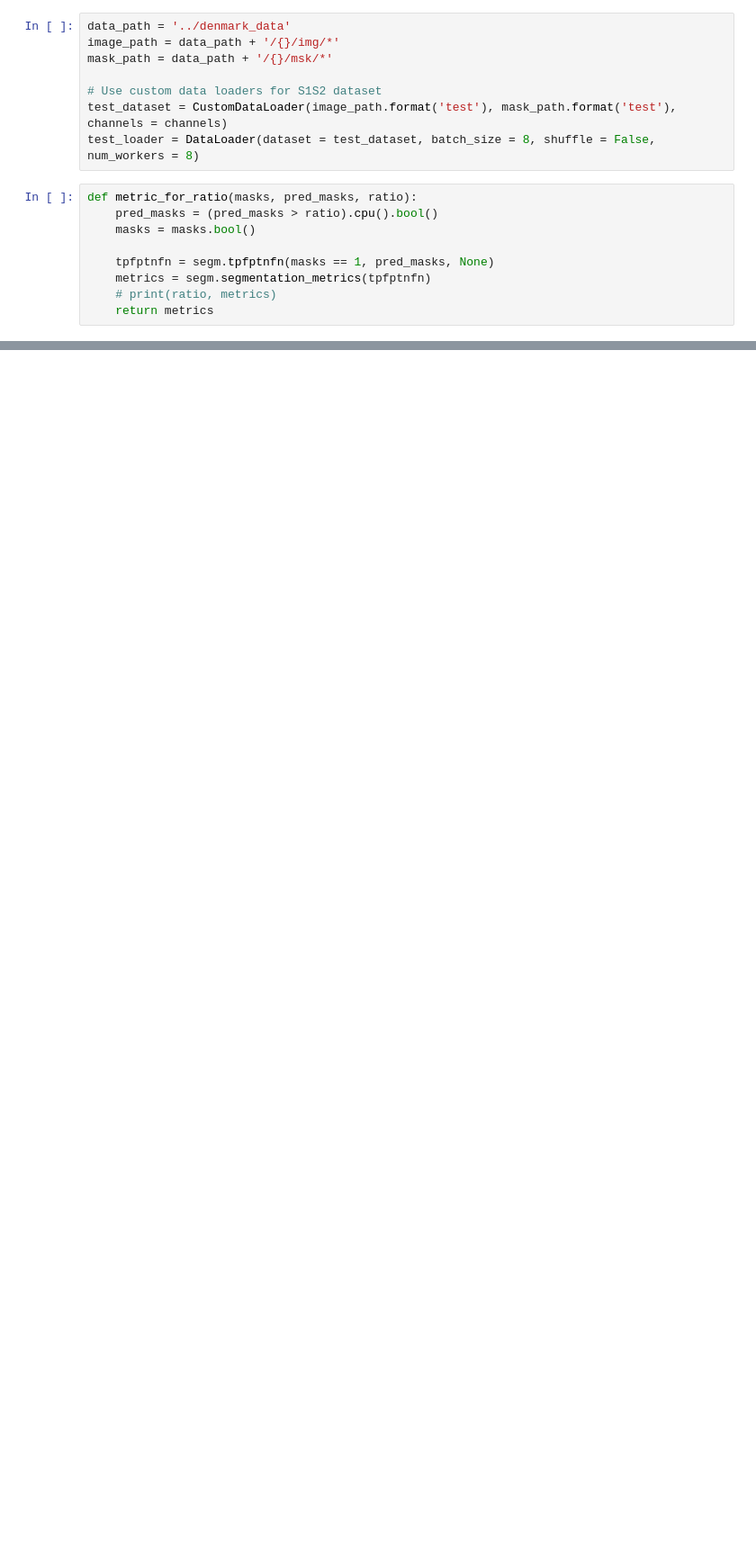
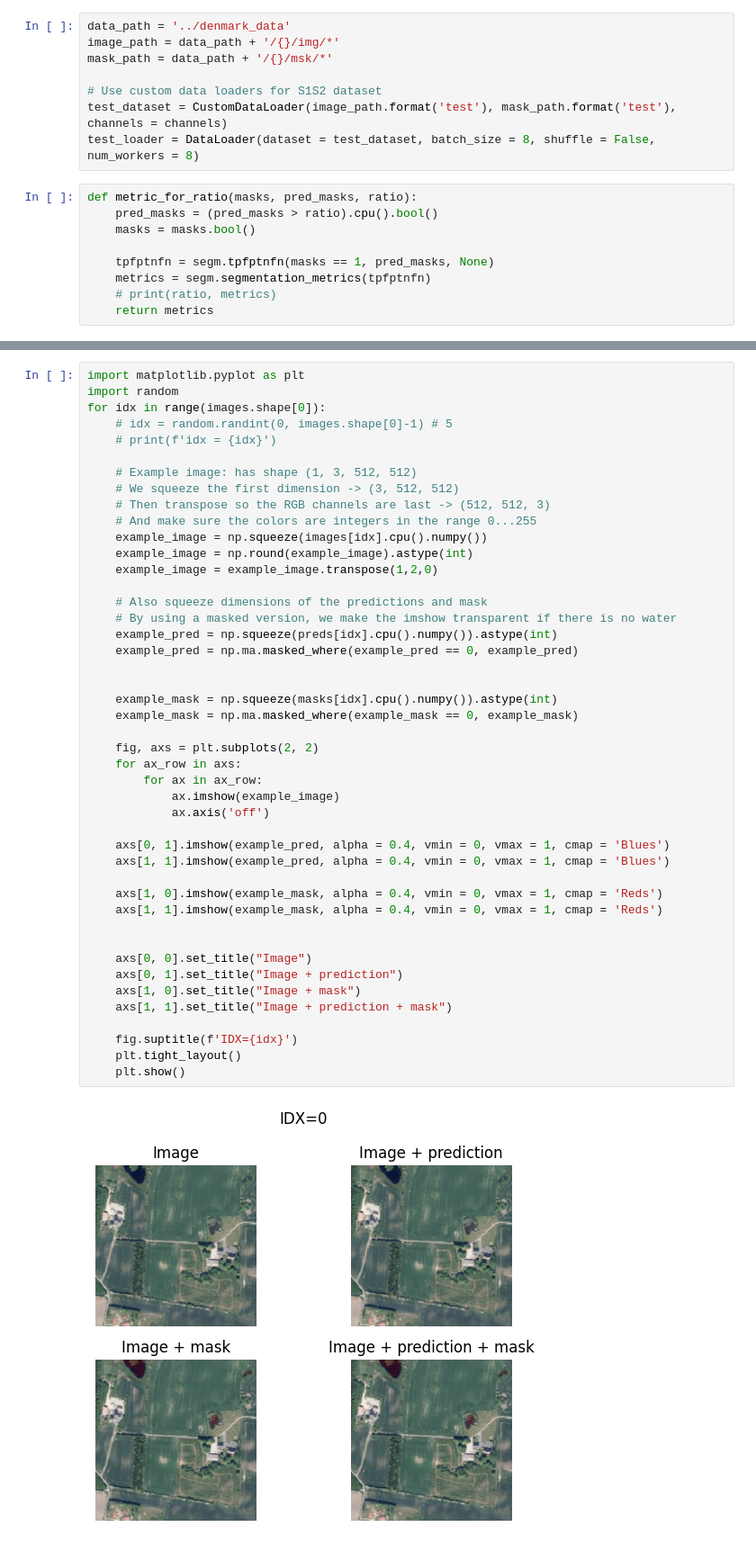
Before and after one commit to nataliehh/project-in-science-studies, a Jupyter notebook: UNet_code/model_test_denmark.ipynb, the cells around one changed output, grey strips where cells are left out. Shown at 90% size. Drawn from its saved outputs; the diff is of its cells as text; blank space fills up the shorter version.

```diff
--- a/UNet_code/model_test_denmark.ipynb
+++ b/UNet_code/model_test_denmark.ipynb
@@ -120,0 +112,47 @@ for ratio in [0.01, 0.05, 0.1, 0.2, 0.4]:
+# %%
+import matplotlib.pyplot as plt
+import random
+for idx in range(images.shape[0]):
+    # idx = random.randint(0, images.shape[0]-1) # 5
+    # print(f'idx = {idx}')
+
+    # Example image: has shape (1, 3, 512, 512)
+    # We squeeze the first dimension -> (3, 512, 512)
+    # Then transpose so the RGB channels are last -> (512, 512, 3)
+    # And make sure the colors are integers in the range 0...255
+    example_image = np.squeeze(images[idx].cpu().numpy())
+    example_image = np.round(example_image).astype(int)
+    example_image = example_image.transpose(1,2,0)
+
+    # Also squeeze dimensions of the predictions and mask
+    # By using a masked version, we make the imshow transparent if there is no water
+    example_pred = np.squeeze(preds[idx].cpu().numpy()).astype(int)
+    example_pred = np.ma.masked_where(example_pred == 0, example_pred)
+
+
+    example_mask = np.squeeze(masks[idx].cpu().numpy()).astype(int)
+    example_mask = np.ma.masked_where(example_mask == 0, example_mask)
+
+    fig, axs = plt.subplots(2, 2)
+    for ax_row in axs:
+        for ax in ax_row:
+            ax.imshow(example_image)
+            ax.axis('off')
+
+    axs[0, 1].imshow(example_pred, alpha = 0.4, vmin = 0, vmax = 1, cmap = 'Blues')
+    axs[1, 1].imshow(example_pred, alpha = 0.4, vmin = 0, vmax = 1, cmap = 'Blues')
+
+    axs[1, 0].imshow(example_mask, alpha = 0.4, vmin = 0, vmax = 1, cmap = 'Reds')
+    axs[1, 1].imshow(example_mask, alpha = 0.4, vmin = 0, vmax = 1, cmap = 'Reds')
+
+
+    axs[0, 0].set_title("Image")
+    axs[0, 1].set_title("Image + prediction")
+    axs[1, 0].set_title("Image + mask")
+    axs[1, 1].set_title("Image + prediction + mask")
+
+    fig.suptitle(f'IDX={idx}')
+    plt.tight_layout()
+    plt.show()
+# %% [output]
+[figure, added]
```
Also changed, not shown: parts of 5 cells of this notebook, 1 other file.
